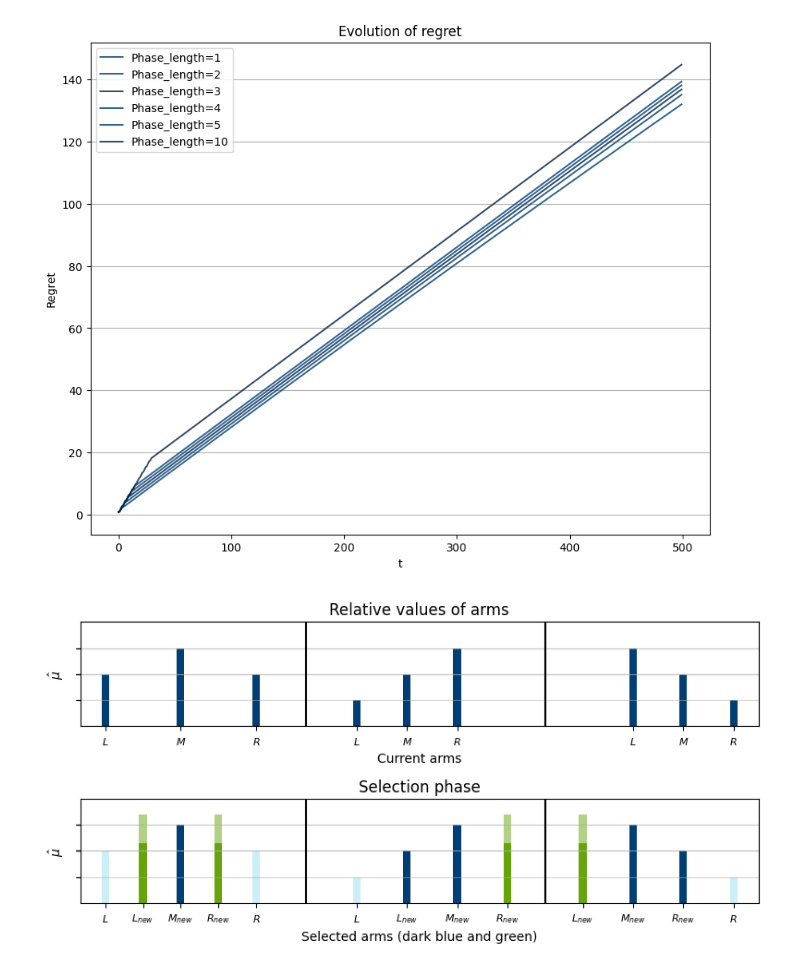
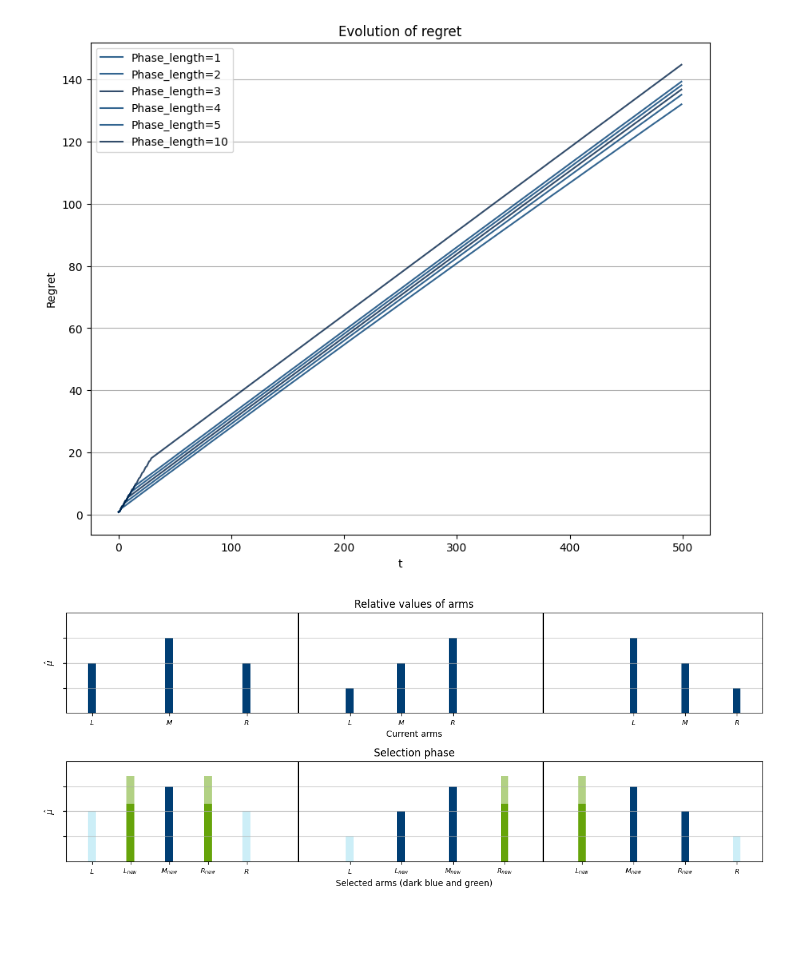
Before and after one commit to ICStudent02344391/summer-project, a Jupyter notebook: analyses/model_1.ipynb, the cells around one changed output. Saved outputs shown, nothing was run; the diff lists cells and outputs as text; code cells hidden in the pictures; blank space fills up the shorter version.

```diff
--- a/analyses/model_1.ipynb
+++ b/analyses/model_1.ipynb
@@ -14,7 +14,7 @@ green = "#66A40A"
 rndm.seed(13)
 N = 20
 sigma = 0.05
-plt.rcParams["figure.figsize"] = (8,4)
+plt.rcParams["figure.figsize"] = (12,4)
 thresholds = rndm.normal(0.5, sigma, N)
 bids = rndm.normal(0.5, 2 * sigma, N)
 bids_above = [bids[i] if bids[i] > thresholds[i] else None for i in range(len(thresholds))]
@@ -331,7 +331,7 @@ plt.show()
 list_mu = []
 colors = ["#A51900", "#002147","#00ACD7"][::-1]
 c = 0
-plt.rcParams["figure.figsize"] = (10,8)
+plt.rcParams["figure.figsize"] = (10,4)
 for tau in [0.3]:
     for sigma in [0.01, 0.05, 0.1]:
         for i in range (len(partition)-1):
@@ -575,7 +576,7 @@ plt.show()
 # %%
 # Sequential halving algorithm illustration:
 w_bar = 0.03
-plt.rcParams["figure.figsize"] = (8,4)
+plt.rcParams["figure.figsize"] = (12,5)
 fig, ax = plt.subplots(2)
 sep = 1
 bar_x = [0.1, 0.4, 0.7]
@@ -642,34 +643,34 @@ ax[1].set_title("Selection phase")
 # ax[1].set_yticks(bar_y)
 # ax[1].set_xlim(0,1.8)
 # ax[1].set_ylim(0.1,0.5)
 # ax[1].grid(axis = "y", alpha = 0.5)
 # ax[1].set_ylabel(r"$\hat{\mu}$")
 # ax[1].yaxis.set_ticklabels([])
 
 
 # bar_x = [0.1, 0.3, 0.5]
 # bar_x2 = [sep + x for x in bar_x]
 # bar_y_ridge =
 # ax[2].bar(bar_x, bar_y_ridge, width = w_bar, color = colors[0], alpha = 1)
 # ax[2].bar(bar_x2[1], bar_y_ridge[1], width = w_bar, color = colors[0], alpha = 1)
 # ax[2].bar([0.2 + sep, 0.4 + sep], [bar_y_ridge[1]-0.05, bar_y_ridge[1]-0.05], width = 0.03, color = green, alpha = 1)
 # ax[2].bar([0.2 + sep, 0.4 + sep], [bar_y_ridge[1]+ 0.05, bar_y_ridge[1]], width = 0.03, color = green, alpha = 0.5)
 # ax[2].bar(bar_x2[0], bar_y_neg[-1], width = w_bar, color = colors[0], alpha = 0.2)
 # ax[2].bar(bar_x2[-1], bar_y_neg[-1], width = w_bar, color = colors[0], alpha = 0.2)
 # ax[2].arrow(0.7, 0.25, 0.05, 0, width = 0.01, color = colors[0])
 # ax[2].set_xticks(bar_x + [bar_x2[0], 0.2 + sep, bar_x2[1], 0.4 + sep, bar_x2[2]], [r"$L$", r"$M$", r"$R$", r"$L$",r"$L_{new}$", r"$M_{new} = M$",r"$R_{new}$", r"$R$"], rotation = 40)
 # ax[2].set_yticks(bar_y)
 # ax[2].set_xlim(0,1.8)
 # ax[2].set_ylim(0.1,0.5)
 # ax[2].set_xlabel("Selected arms                    ")
 # ax[2].grid(axis = "y", alpha = 0.5)
 # ax[2].set_ylabel(r"$\hat{\mu}$")
 # ax[2].yaxis.set_ticklabels([])
 plt.tight_layout()
 plt.savefig("../figures/arm_assignment.pdf")
 plt.show()
 # %% [output]
-[figure, old version]
+[figure, new version]
 # %%
 # def reward(bid, tau):
 #     return (sup_y - bid) * (tau <= bid)
```
Also changed, not shown: parts of 7 cells of this notebook, 8 other files.
